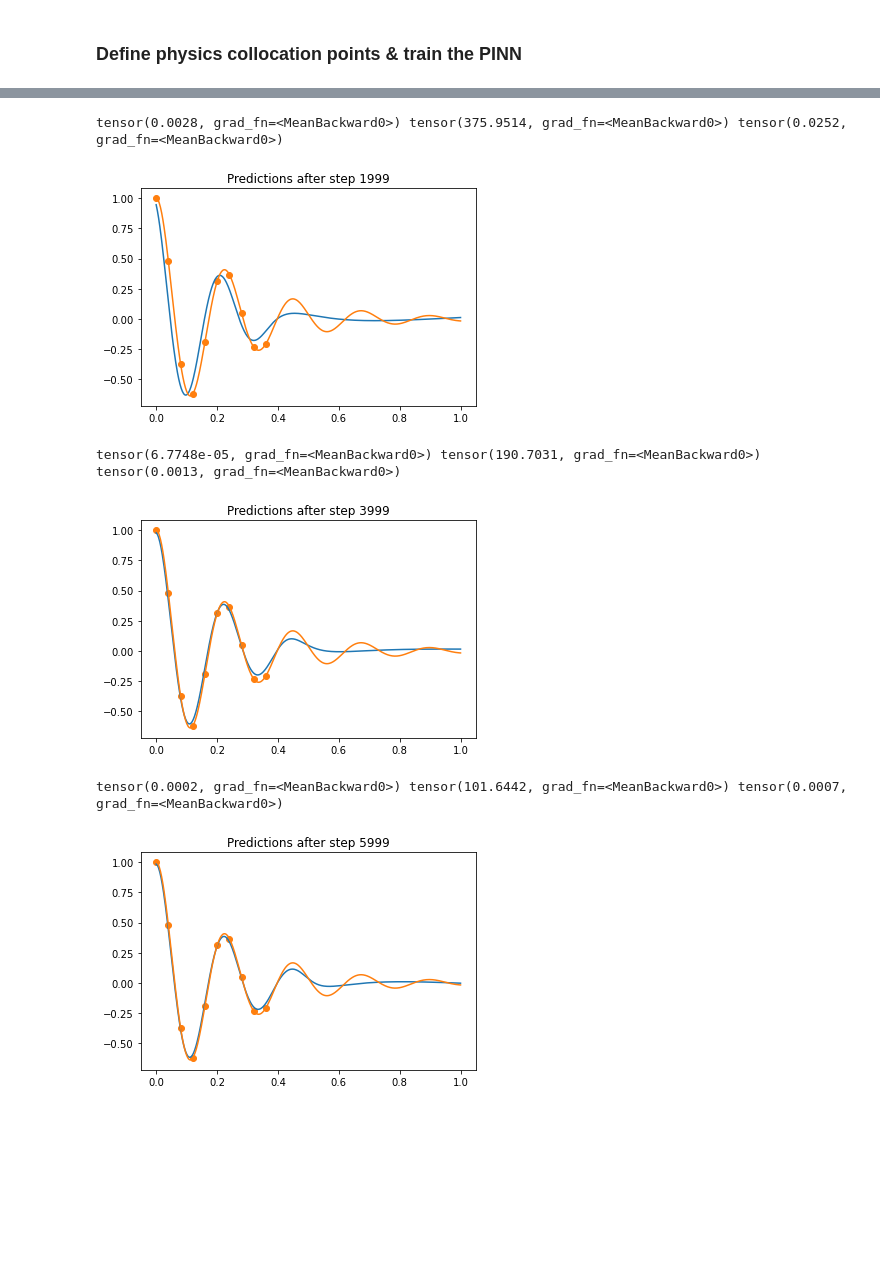
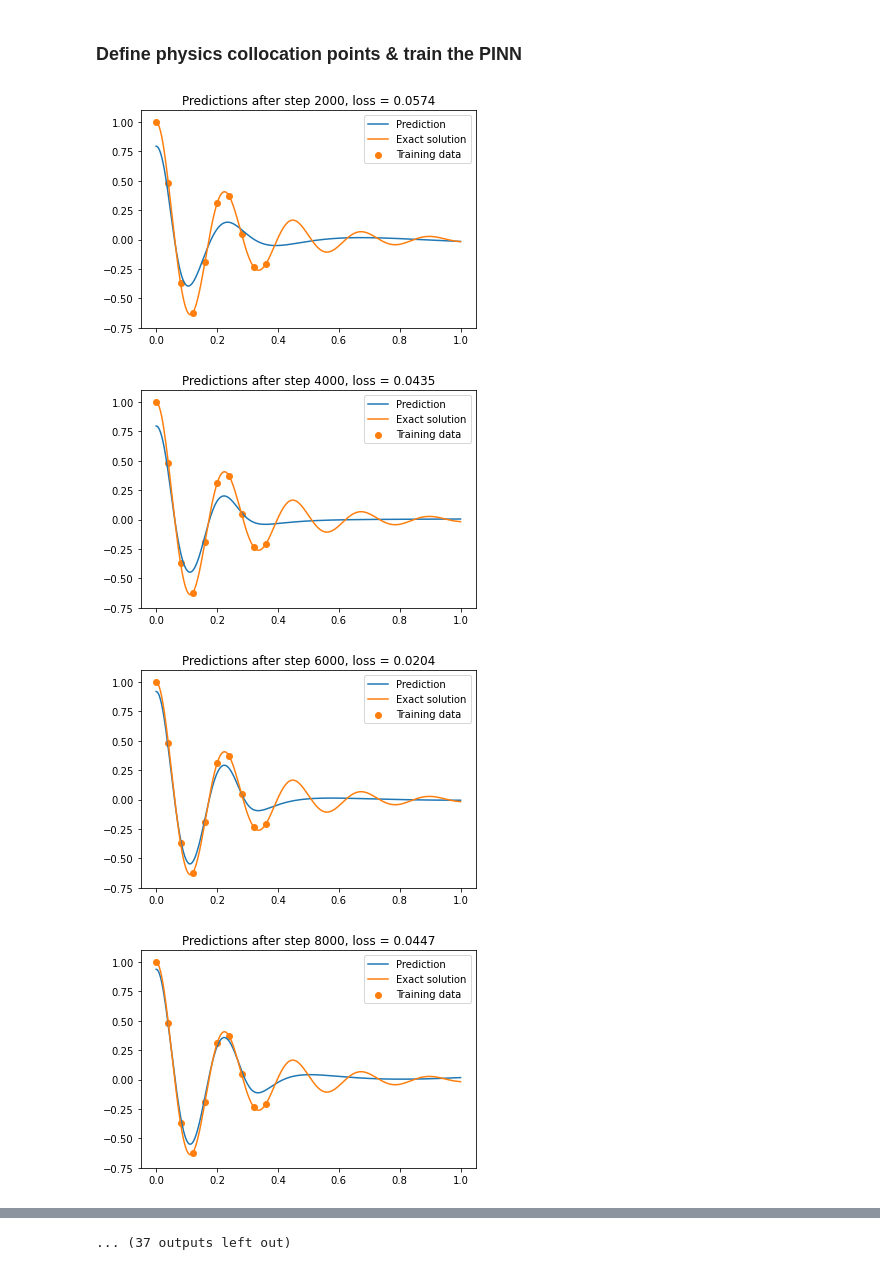
Before and after one commit to ahallback/DTU-PINN-project, a Jupyter notebook: Damped_Harmonic_Oscillator_PyTorch ahal.ipynb, the cells around one changed output, grey strips where cells are left out. Cells and saved outputs as stored; diff of their text form; code cells hidden in the pictures; blank space fills up the shorter version.

Commit message:
SoftAdapt and GIF-creation added to DHO notebook.

```diff
--- a/Damped_Harmonic_Oscillator_PyTorch ahal.ipynb
+++ b/Damped_Harmonic_Oscillator_PyTorch ahal.ipynb
@@ -158,8 +183,6 @@ class FullyConnected(nn.Module):
     )
 
     self.hidden = nn.Sequential(
-      nn.Linear(n_hidden, n_hidden),
-      nn.Tanh(),
       nn.Linear(n_hidden, n_hidden),
       nn.Tanh(),
       nn.Linear(n_hidden, n_hidden),
@@ -177,6 +200,11 @@ class FullyConnected(nn.Module):
     x = self.hidden(x)
     x = self.output(x)
     return x
+# %%
+def save_gif_PIL(outfile, files, fps=5, loop=0):
+    "Helper function for saving GIFs"
+    imgs = [Image.open(file) for file in files]
+    imgs[0].save(fp=outfile, format='GIF', append_images=imgs[1:], save_all=True, duration=int(1000/fps), loop=loop)
 # %% [markdown]
 ### Define physics collocation points & train the PINN
 # %%
@@ -192,46 +220,90 @@ model = FullyConnected(1, 64, 1)
 optimizer2 = torch.optim.Adam(model.parameters(), lr=1e-3)#, weight_decay=1e-4)
 scheduler = StepLR(optimizer2, step_size=10000, gamma=0.9)
 
-for i in range(50000):
+softadapt_object = SoftAdapt(beta=1)
+
+# initialize lists to keep track of loss values
+values_of_component_1 = []
+values_of_component_2 = []
+values_of_component_3 = []
+values_of_component_4 = []
+# initializing adaptive weights to all ones.
+adapt_weights = torch.tensor([1,1,1,1])
+
+files = []
+
+for i in range(100000):
   optimizer2.zero_grad()
 
   # data loss
   pred_y = model(data_x)
   data_loss = torch.mean((pred_y - data_y) ** 2) # Mean squared error
 
   # physics loss
   physics_pred_y = model(physics_xs)
   dx = torch.autograd.grad(physics_pred_y, physics_xs, torch.ones_like(physics_pred_y), create_graph=True)[0]
   dx2 = torch.autograd.grad(dx, physics_xs, torch.ones_like(dx), create_graph=True)[0]
   residual = dx2 + mu * dx + k * physics_pred_y
-
-  physics_loss = torch.mean(residual**2)
+  physics_loss = (1e-4)*torch.mean(residual**2)
 
   # boundary conditions loss
   t_boundary = torch.zeros(1, requires_grad=True) # torch.tensor([0])
   x_boundary = torch.ones(1, requires_grad=True) #torch.tensor([1])
   # dx_boundary = torch.zeros(1, requires_grad=True) #torch.tensor([0])
   x0_predicted = model(t_boundary)
   dx_predicted = torch.autograd.grad(x0_predicted, t_boundary, torch.ones_like(t_boundary), create_graph=True)[0]
   residual_x0 = x0_predicted - x_boundary
-  # residual_dx = dx_predicted
-  boundary_loss = torch.mean(residual_x0 ** 2) #+ torch.mean(residual_dx ** 2)
+  residual_dx = dx_predicted
+  boundary_loss = torch.mean(residual_x0 ** 2)
+  initial_loss = torch.mean(residual_dx ** 2)
 
-  loss = boundary_loss + (1e-4) * physics_loss #+ data_loss #data_loss + (1e-6)*physics_loss
+  # keeping track of each loss component
+  values_of_component_1.append(data_loss)
+  values_of_component_2.append(physics_loss)
+  values_of_component_3.append(boundary_loss)
+  values_of_component_4.append(initial_loss)
+
+  # update weights for every fifth step
+  if i % 5 == 0 and i != 0:
+          adapt_weights = softadapt_object.get_component_weights(torch.tensor(values_of_component_1),
+                                                                 torch.tensor(values_of_component_2),
+                                                                 torch.tensor(values_of_component_3),
+                                                                 torch.tensor(values_of_component_4),
+                                                                 verbose=False
+                                                                 )
+
+          # resetting the lists
+          values_of_component_1 = []
+          values_of_component_2 = []
+          values_of_component_3 = []
+          values_of_component_4 = []
+
+  loss = adapt_weights[0] * data_loss + adapt_weights[1] * physics_loss + adapt_weights[2] * boundary_loss + adapt_weights[3] * initial_loss
   loss.backward()
   optimizer2.step()
   scheduler.step()
 
-  if (i+1) % 2000 == 0:
+  if i % 2000 == 0 and i != 0:
     detached_t = physics_xs.detach()
-    print(boundary_loss, physics_loss, data_loss)
-    pred_ys = model(x).detach()
+    pred_ys = model(x)[:, 0].detach()
     plt.plot(x, pred_ys, color="tab:blue", label="Prediction")
     plt.plot(x, y, color="tab:orange", label="Exact solution")
     plt.scatter(data_x, data_y, color="tab:orange", label="Training data")
     # plt.scatter(detached_t, torch.zeros_like(detached_t), color="tab:grey", label = "Physics points")
     #plt.scatter(short_input_time, short_output_displacement)
-    plt.title('Predictions after step '+str(i))
-    plt.legend
+    plt.title(f'Predictions after step {i}, loss = {np.round(loss.item(), 4)}')
+    plt.ylim(-0.75, 1.1)
+    plt.legend()
+
+    file = "plots/pinn_%.8i.png"%(i)
+    plt.savefig(file, bbox_inches='tight', pad_inches=0.1, dpi=100, facecolor="white")
+    files.append(file)
+
     plt.show()
+
+save_gif_PIL("DHO_pinn.gif", files, fps=20, loop=0)
 # %% [output]
+[figure, new version]
+[figure, new version]
+[figure, new version]
+[figure, new version]
@@ -238,6 +318 @@ for i in range(50000):
-tensor(0.0028, grad_fn=<MeanBackward0>) tensor(375.9514, grad_fn=<MeanBackward0>) tensor(0.0252, grad_fn=<MeanBackward0>)
+... (37 outputs left out)
-[figure, old version]
-tensor(6.7748e-05, grad_fn=<MeanBackward0>) tensor(190.7031, grad_fn=<MeanBackward0>) tensor(0.0013, grad_fn=<MeanBackward0>)
-[figure, old version]
-tensor(0.0002, grad_fn=<MeanBackward0>) tensor(101.6442, grad_fn=<MeanBackward0>) tensor(0.0007, grad_fn=<MeanBackward0>)
-[figure, old version]
```
Also changed, not shown: parts of 3 cells of this notebook, 50 other files.
